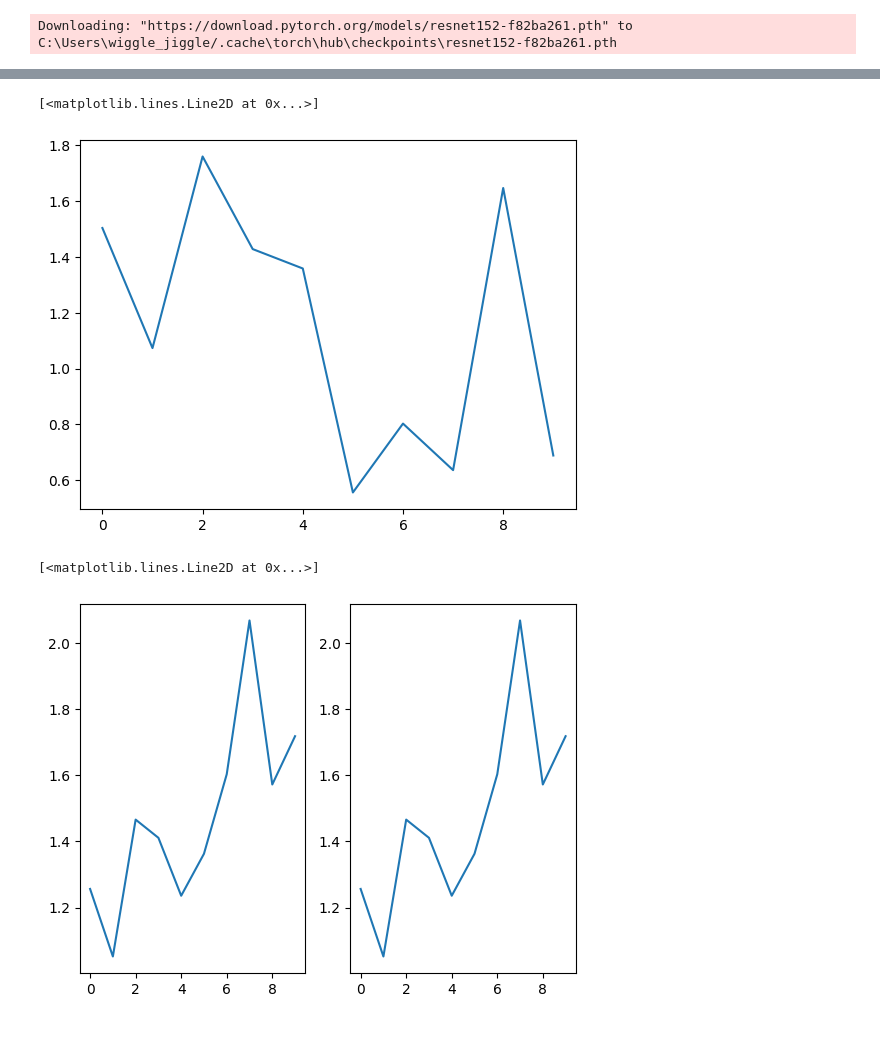
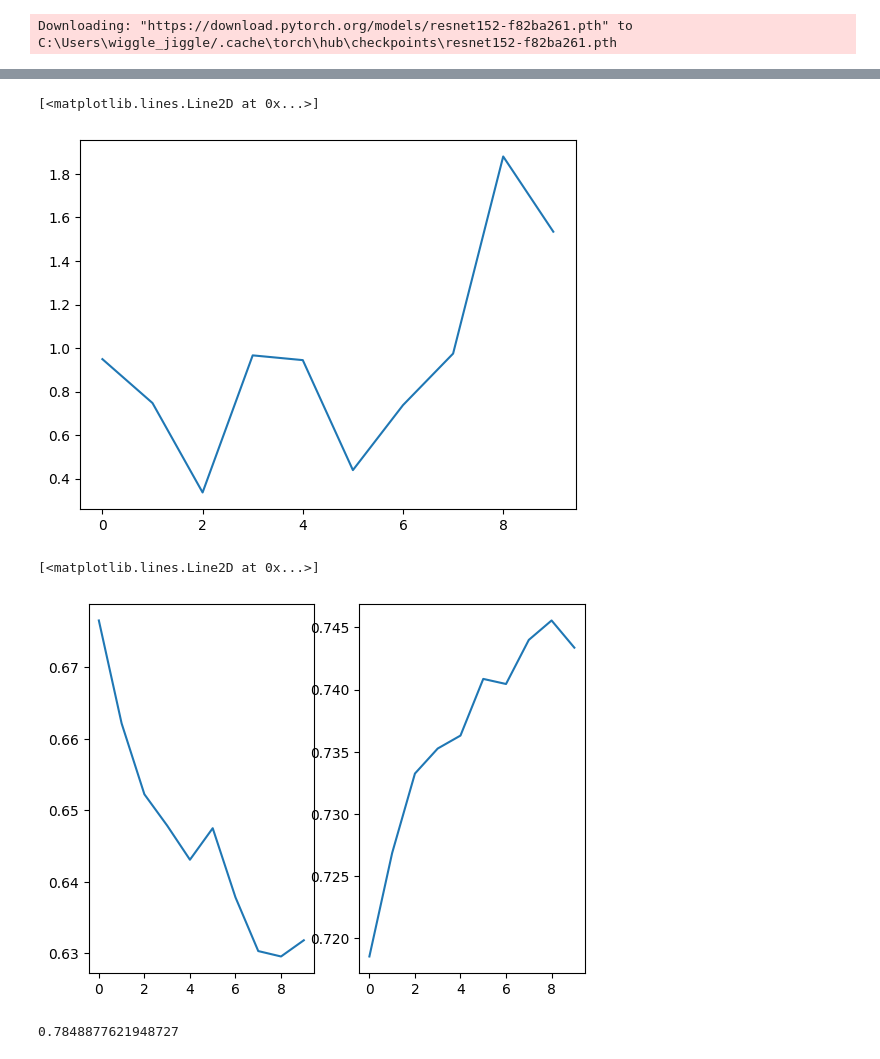
Before and after one commit to JoseMorales7/SyntheticImageDetection, a Jupyter notebook: ResNetTest.ipynb, the cells around one changed output, grey strips where cells are left out. Drawn from its saved outputs; the diff is of its cells as text; code cells hidden in the pictures.

```diff
--- a/ResNetTest.ipynb
+++ b/ResNetTest.ipynb
@@ -52,7 +52,8 @@ batch_size = 16
 transform = transforms.Compose([transforms.ToTensor(),
                                 transforms.RandomResizedCrop(size=(model_image_size, model_image_size), antialias=True),
                                 transforms.Normalize((0.5, 0.5, 0.5), (0.5, 0.5, 0.5))])
-trainDataLoader, validDataLoader, testDataLoader = ImageData.getImagesDataloaders("./ArtiFact/", transforms = transform, batchSize=batch_size)
+
+trainDataLoader, validDataLoader, testDataLoader, unseenDataLoader = ImageData.getImagesDataloaders("./ArtiFact/", transforms = transform, batchSize=batch_size)
 # %%
 def evaluate_on_data(model, dataloader, dirty: bool = False):
     criterion = torch.nn.CrossEntropyLoss()
@@ -60,28 +61,41 @@ def evaluate_on_data(model, dataloader, dirty: bool = False):
         total_loss = 0
 
         num_correct = 0.0
+        num_correct_dirty = 0.0
+
         num_samples = 0.0
         for data in tqdm(dataloader, desc="Eval: "):
             image, label = data
             label = label.to(device)
             image = image.to(device)
             outputs = model(image)
-            if dirty:
-                label = torch.where(label > 1, torch.tensor(1, dtype = torch.int32).to(device), label)
+
+            dirtyLabel = torch.where(label > 1, torch.tensor(1, dtype = torch.int32).to(device), label)
+
 
 
             loss = criterion(outputs, label)
             total_loss += loss.item()
             argMax = torch.argmax(outputs, 1)
+
+            # print("pred")
+            # print(outputs)
+            # print(argMax)
+            # print("gt")
+            # print(label)
             for i in range(len(label)):
+
                 if label[i] == argMax[i]:
                     num_correct += 1
+
+                if (dirtyLabel[i] == argMax[i]) or (dirtyLabel[i] == 1 and argMax[i] > 0):
+                    num_correct_dirty += 1
 
                 num_samples += 1
 
 
 
-    return total_loss / len(dataloader), num_correct / num_samples
+    return total_loss / len(dataloader), num_correct / num_samples, num_correct_dirty / num_samples
 # %%
 num_epochs = 10
 count = 0
@@ -116,4 +130,4 @@ for epoch in range(num_epochs):
     valid_loss_array[epoch] = valid_loss
     train_loss_array[epoch] = loss.item()
     valid_acc_array[epoch] = valid_acc
-    valid_acc_dirty_array[epoch] = valid_acc
+    valid_acc_dirty_array[epoch] = valid_acc_dirty
@@ -135,11 +160,16 @@ import matplotlib.pyplot as plt
 plt.plot(train_loss_array)
 # %% [output]
 [<matplotlib.lines.Line2D at 0x...>]
-[figure, old version]
+[figure, new version]
 # %%
 figure, axis = plt.subplots(1,2)
 axis[0].plot(valid_loss_array)
-axis[1].plot(valid_loss_dirty_array)
+axis[1].plot(valid_acc_dirty_array)
 # %% [output]
 [<matplotlib.lines.Line2D at 0x...>]
-[figure, old version]
+[figure, new version]
+# %%
+_,_, valid_acc_dirty = evaluate_on_data(model, validDataLoader, dirty=True)
+valid_acc_dirty
+# %% [output]
+0.7848877621948727
```
Also changed, not shown: parts of 3 cells of this notebook, 15 other files.
